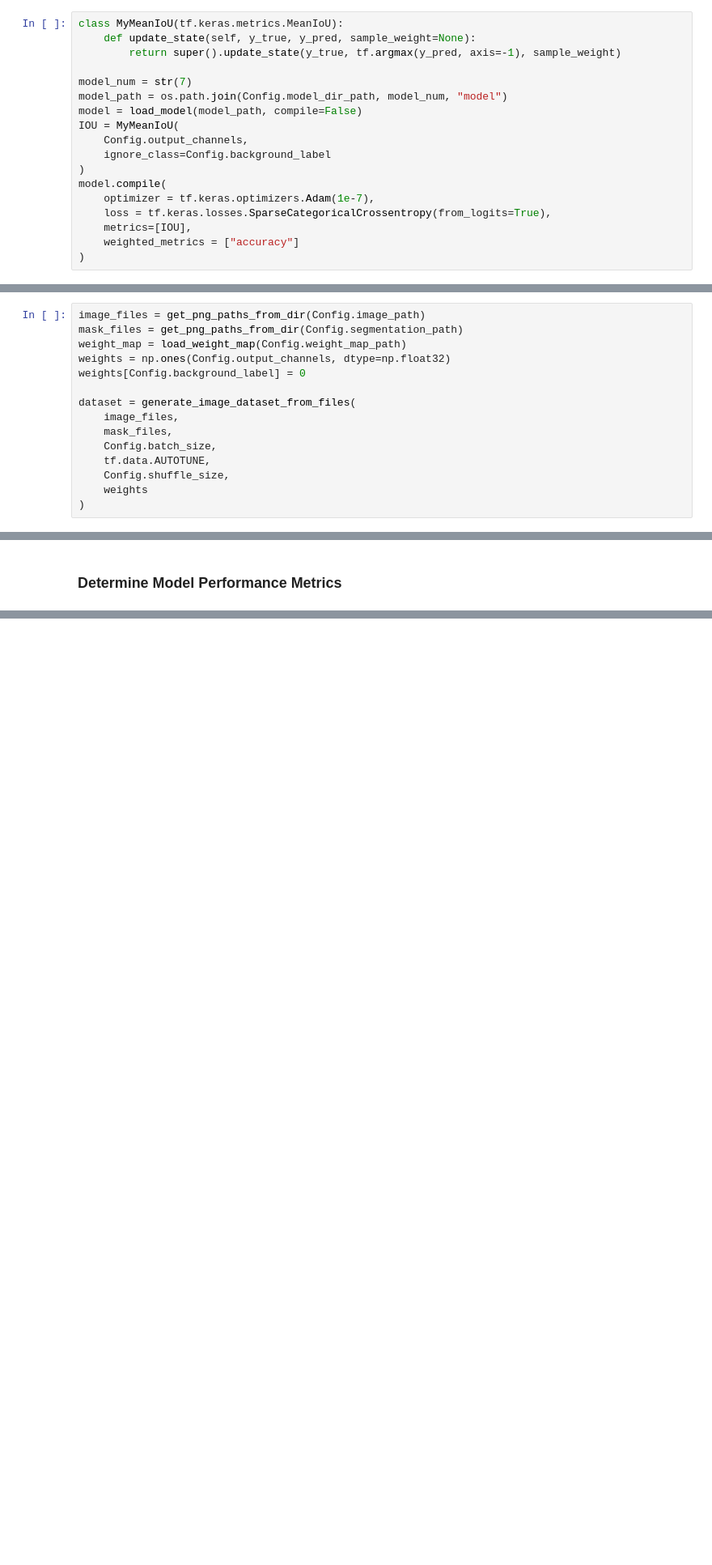
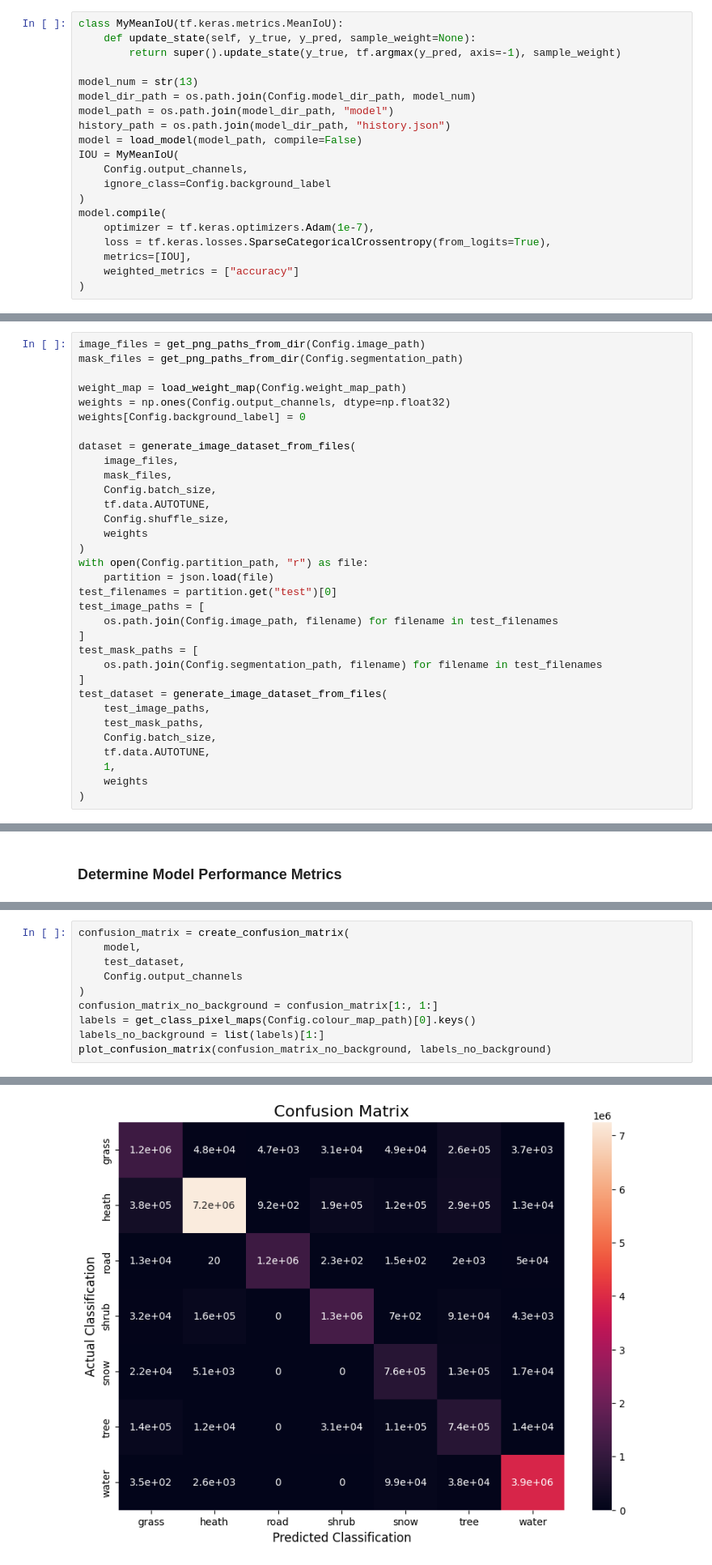
Before and after one commit to tw19816/CEZ_Mapping, a Jupyter notebook: Python/view_model.ipynb, the cells around one changed output, grey strips where cells are left out. Shown: that part at 81% size. Drawn from its saved outputs; the diff is of its cells as text; blank space fills up the shorter version.

```diff
--- a/Python/view_model.ipynb
+++ b/Python/view_model.ipynb
@@ -31,8 +36,10 @@ class MyMeanIoU(tf.keras.metrics.MeanIoU):
     def update_state(self, y_true, y_pred, sample_weight=None):
         return super().update_state(y_true, tf.argmax(y_pred, axis=-1), sample_weight)
 
-model_num = str(7)
-model_path = os.path.join(Config.model_dir_path, model_num, "model")
+model_num = str(13)
+model_dir_path = os.path.join(Config.model_dir_path, model_num)
+model_path = os.path.join(model_dir_path, "model")
+history_path = os.path.join(model_dir_path, "history.json")
 model = load_model(model_path, compile=False)
 IOU = MyMeanIoU(
     Config.output_channels,
@@ -49,6 +56,7 @@ model.compile(
 # %%
 image_files = get_png_paths_from_dir(Config.image_path)
 mask_files = get_png_paths_from_dir(Config.segmentation_path)
+
 weight_map = load_weight_map(Config.weight_map_path)
 weights = np.ones(Config.output_channels, dtype=np.float32)
 weights[Config.background_label] = 0
@@ -61,6 +69,23 @@ dataset = generate_image_dataset_from_files(
     Config.shuffle_size,
     weights
 )
+with open(Config.partition_path, "r") as file:
+    partition = json.load(file)
+test_filenames = partition.get("test")[0]
+test_image_paths = [
+    os.path.join(Config.image_path, filename) for filename in test_filenames
+]
+test_mask_paths = [
+    os.path.join(Config.segmentation_path, filename) for filename in test_filenames
+]
+test_dataset = generate_image_dataset_from_files(
+    test_image_paths,
+    test_mask_paths,
+    Config.batch_size,
+    tf.data.AUTOTUNE,
+    1,
+    weights
+)
 # %% [markdown]
 ### Compare Image, Segmentation Mask and Prediction
 # %%
@@ -87,0 +116,11 @@ model.evaluate(dataset)
+# %%
+confusion_matrix = create_confusion_matrix(
+    model,
+    test_dataset,
+    Config.output_channels
+)
+confusion_matrix_no_background = confusion_matrix[1:, 1:]
+labels = get_class_pixel_maps(Config.colour_map_path)[0].keys()
+labels_no_background = list(labels)[1:]
+plot_confusion_matrix(confusion_matrix_no_background, labels_no_background)
+# %% [output]
@@ -87,0 +146 @@ model.evaluate(dataset)
+[figure, added]
```
Also changed, not shown: parts of 7 cells of this notebook, 6 other files.
